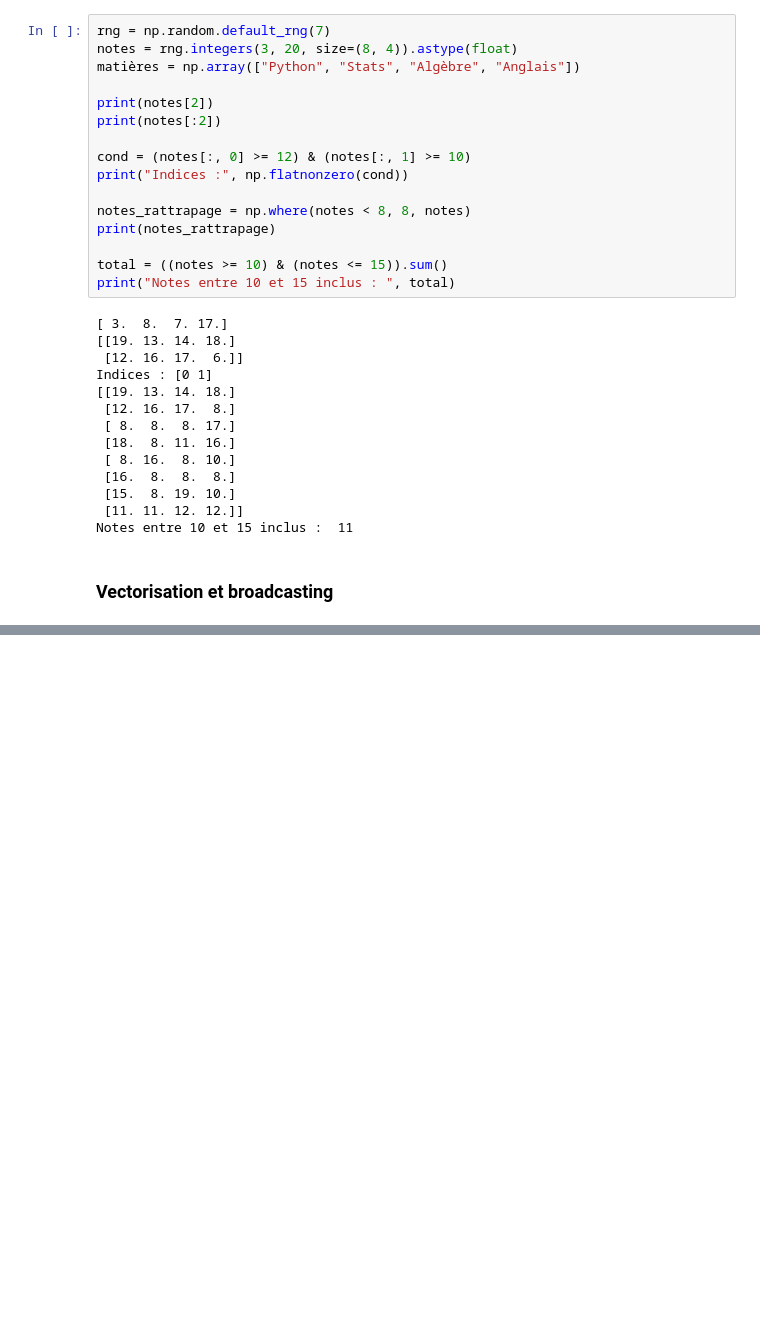
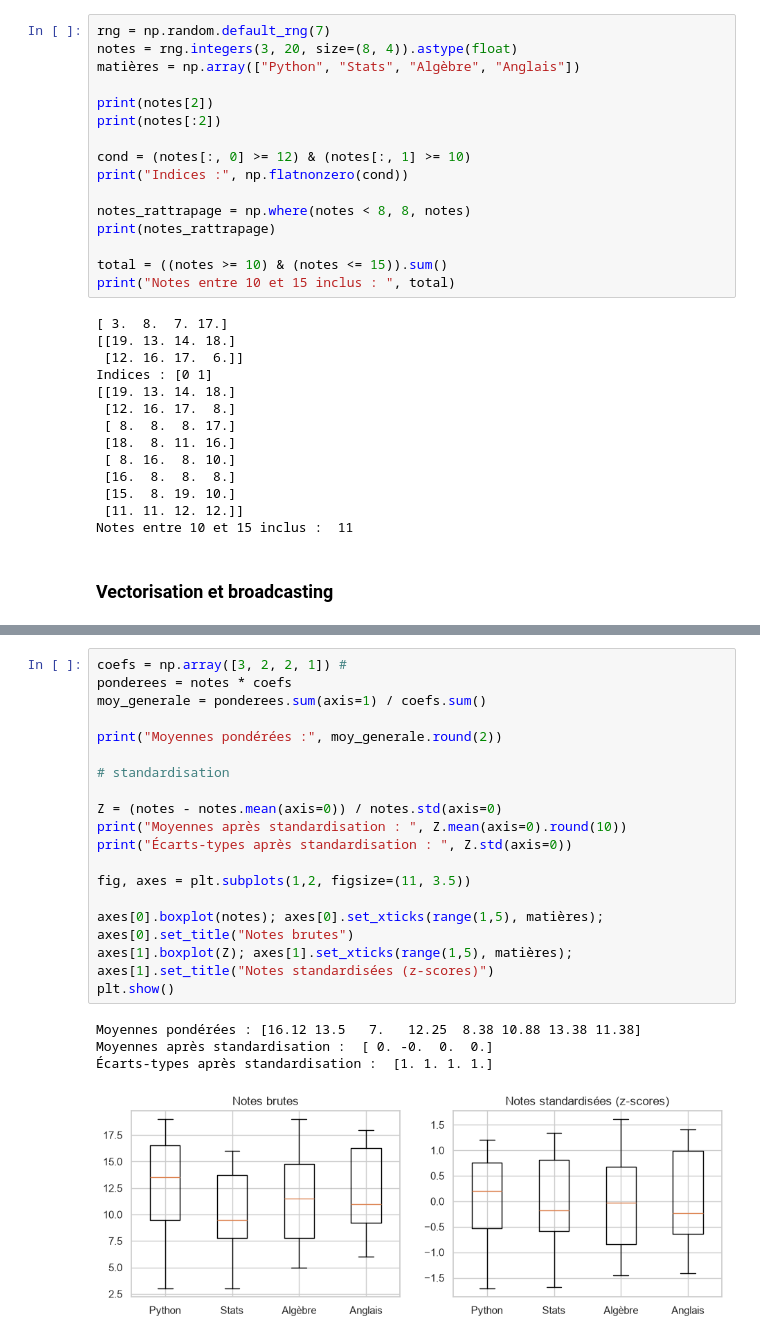
Before and after one commit to bkablam11/ama-python, a Jupyter notebook: mod10/cours.ipynb, the cells around one changed output, grey strips where cells are left out. Drawn from its saved outputs; the diff is of its cells as text; blank space fills up the shorter version.

```diff
--- a/mod10/cours.ipynb
+++ b/mod10/cours.ipynb
@@ -286,0 +297,23 @@ Racines : [ 67.1  36.1  28.3  24.5 109.5]
+# %%
+coefs = np.array([3, 2, 2, 1]) #
+ponderees = notes * coefs
+moy_generale = ponderees.sum(axis=1) / coefs.sum()
+
+print("Moyennes pondérées :", moy_generale.round(2))
+
+# standardisation
+
+Z = (notes - notes.mean(axis=0)) / notes.std(axis=0)
+print("Moyennes après standardisation : ", Z.mean(axis=0).round(10))
+print("Écarts-types après standardisation : ", Z.std(axis=0))
+
+fig, axes = plt.subplots(1,2, figsize=(11, 3.5))
+
+axes[0].boxplot(notes); axes[0].set_xticks(range(1,5), matières); axes[0].set_title("Notes brutes")
+axes[1].boxplot(Z); axes[1].set_xticks(range(1,5), matières); axes[1].set_title("Notes standardisées (z-scores)")
+plt.show()
+# %% [output]
+Moyennes pondérées : [16.12 13.5   7.   12.25  8.38 10.88 13.38 11.38]
+Moyennes après standardisation :  [ 0. -0.  0.  0.]
+Écarts-types après standardisation :  [1. 1. 1. 1.]
+[figure, added]
```
Also changed, not shown: parts of 95 cells of this notebook, 3 other files.
